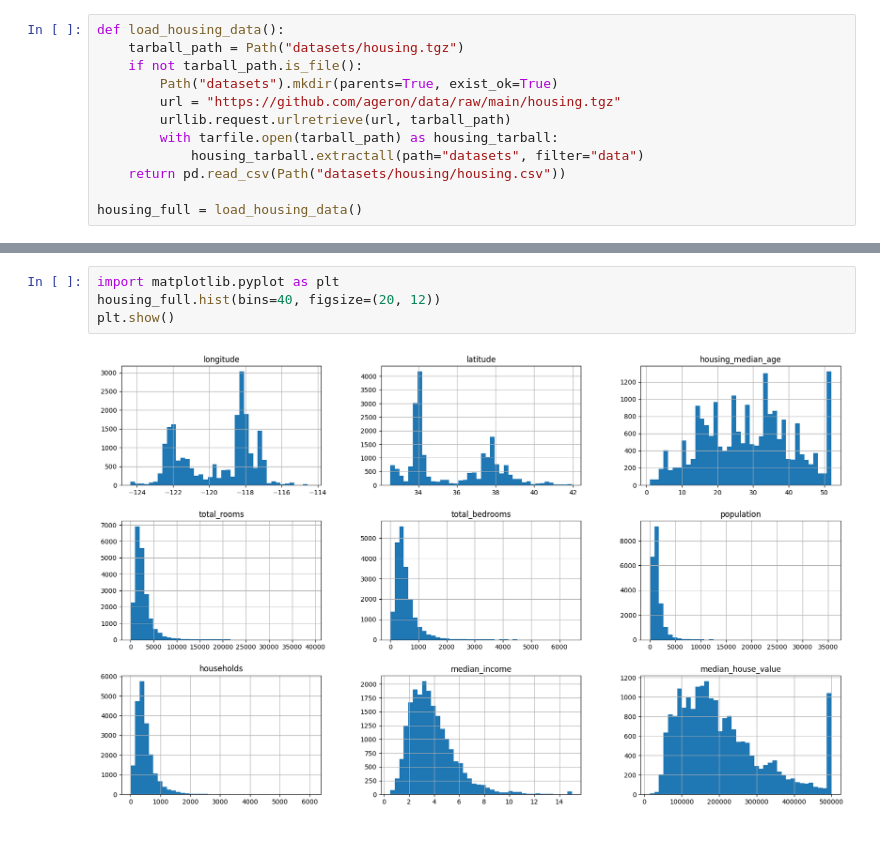
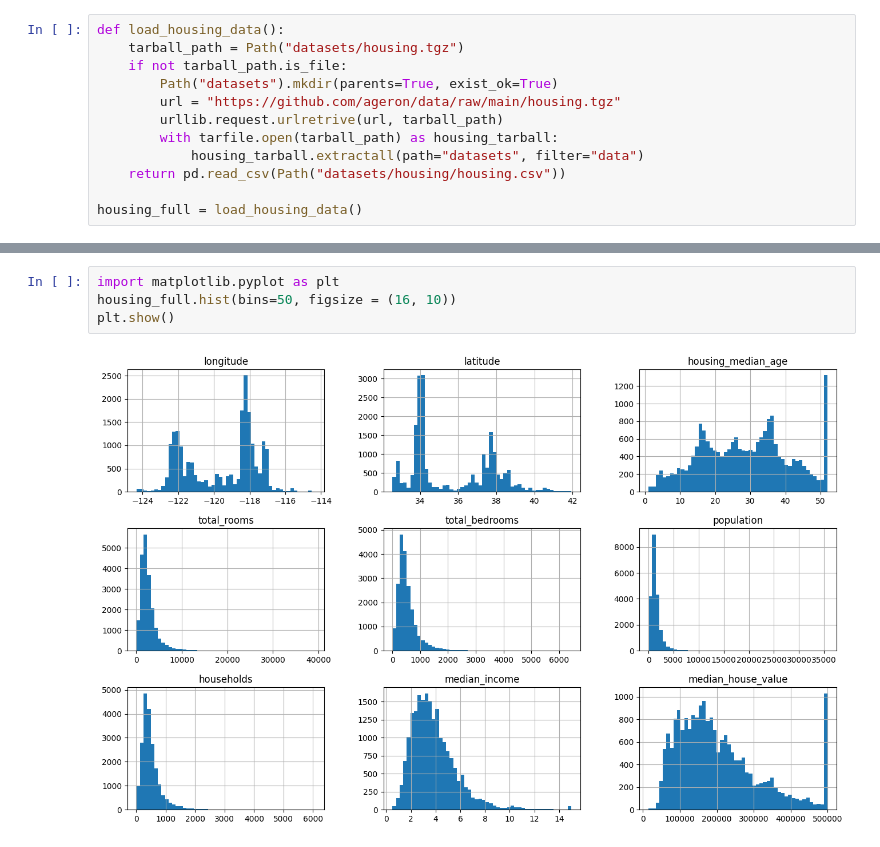
Before and after one commit to anur4gsharma/ml-implementation, a Jupyter notebook: California_House_Prices/california_housing_prices.ipynb, the cells around one changed output, grey strips where cells are left out. Cells and saved outputs as stored; diff of their text form.

```diff
--- a/California_House_Prices/california_housing_prices.ipynb
+++ b/California_House_Prices/california_housing_prices.ipynb
@@ -6,10 +6,10 @@ import urllib.request
 # %%
 def load_housing_data():
     tarball_path = Path("datasets/housing.tgz")
-    if not tarball_path.is_file():
+    if not tarball_path.is_file:
         Path("datasets").mkdir(parents=True, exist_ok=True)
         url = "https://github.com/ageron/data/raw/main/housing.tgz"
-        urllib.request.urlretrieve(url, tarball_path)
+        urllib.request.urlretrive(url, tarball_path)
         with tarfile.open(tarball_path) as housing_tarball:
             housing_tarball.extractall(path="datasets", filter="data")
     return pd.read_csv(Path("datasets/housing/housing.csv"))
@@ -18,6 +50,6 @@ housing_full = load_housing_data()
 # %%
 import matplotlib.pyplot as plt
-housing_full.hist(bins=40, figsize=(20, 12))
+housing_full.hist(bins=50, figsize = (16, 10))
 plt.show()
 # %% [output]
-[figure, old version]
+[figure, new version]
```
Also changed, not shown: parts of 6 cells of this notebook.
